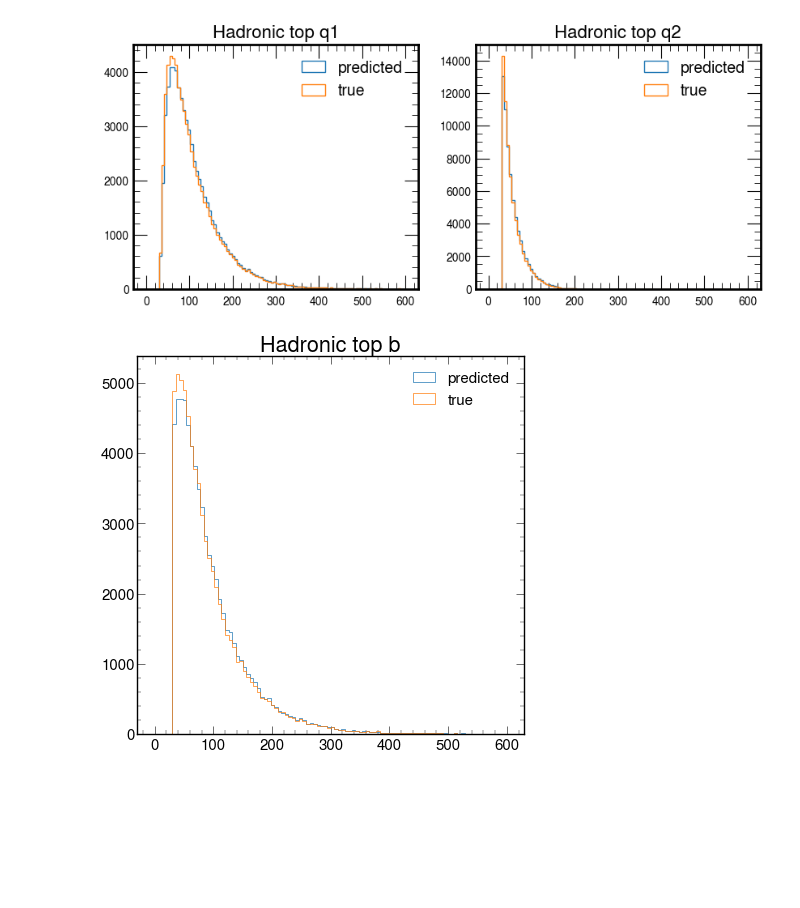
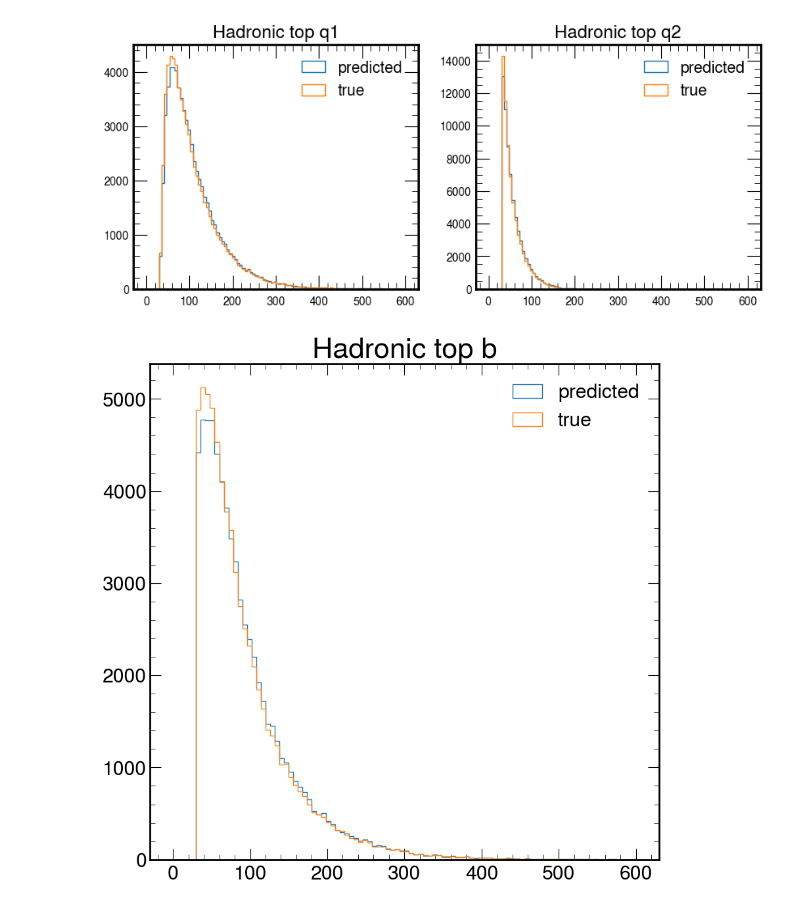
Before and after one commit to yuliia-maidannyk/tth_labbook, a Jupyter notebook: _build/jupyter_execute/docs/plots_v5_matched.ipynb, the cells around one changed output. Saved outputs shown, nothing was run; the diff lists cells and outputs as text; code cells hidden in the pictures; blank space fills up the shorter version.

Commit message:
v1 initial plots

```diff
--- a/_build/jupyter_execute/docs/plots_v5_matched.ipynb
+++ b/_build/jupyter_execute/docs/plots_v5_matched.ipynb
@@ -328,6 +290,4 @@ plt.show()
 # %%
-mpl.rcParams['figure.dpi'] = 50
-
 plt.hist(leptop_jet_true[:,0].btag, bins=100, histtype="step", label="true")
 plt.hist(leptop_jet_pred[:,0].btag, bins=100, histtype="step", label="predicted")
 plt.xlabel("btag score")
@@ -385,6 +343,4 @@ plt.show()
 # %%
-mpl.rcParams['figure.dpi'] = 50
-
 first_pt = higgs_jet_true[0:,0].pt
 second_pt = higgs_jet_true[0:,1].pt
 plt.hist2d(first_pt, second_pt, bins=100, range=([[0, 600], [0, 600]]),
@@ -410,6 +366,4 @@ plt.show()
 # %%
-mpl.rcParams['figure.dpi'] = 50
-
 first_pt = hadtop_jet_true[:,0].pt
 second_pt = hadtop_jet_true[:,1].pt
 plt.hist2d(first_pt, second_pt, bins=100, range=([[0, 600], [0, 600]]),
@@ -481,14 +431,13 @@ axs[1].tick_params(labelsize=10)
 # %% [output]
 [figure]
 # %%
-mpl.rcParams['figure.dpi'] = 50
 third_pred_pt = hadtop_jet_pred[:,2].pt
 third_true_pt = hadtop_jet_true[:,2].pt
 
 plt.hist(third_pred_pt, bins=100, range=(0,600), histtype="step")
 plt.hist(third_true_pt, bins=100, range=(0,600), histtype="step")
 plt.title('Hadronic top b')
 plt.legend(labels=["predicted", "true"])
 plt.show()
 # %% [output]
-[figure, old version]
+[figure, new version]
```
Also changed, not shown: parts of 23 cells of this notebook, 44 other files.
